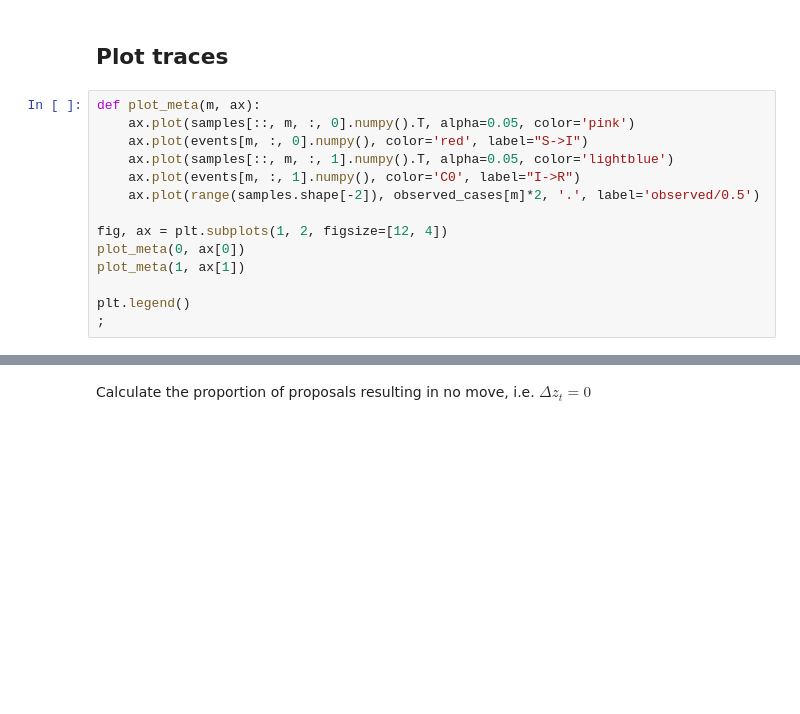
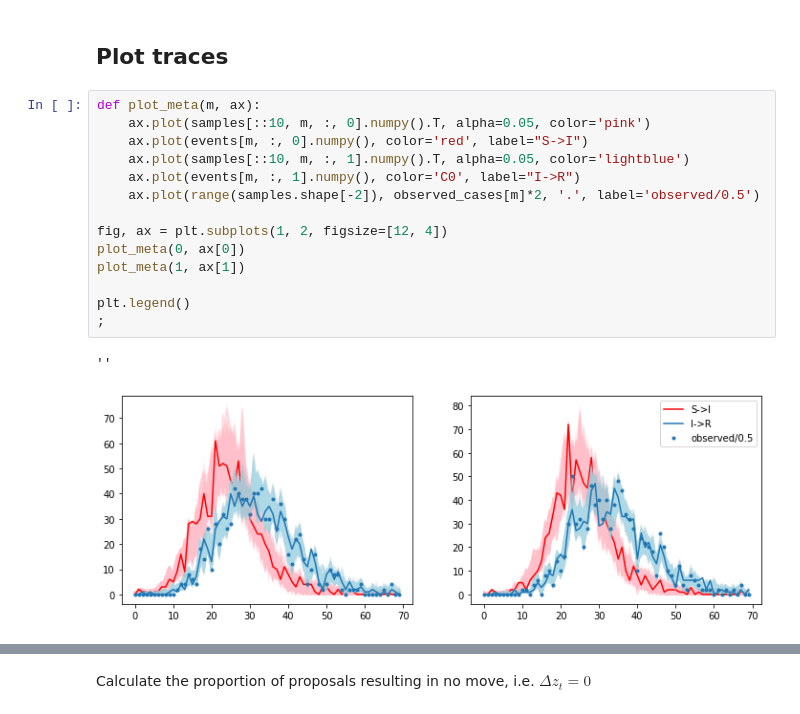
Before and after one commit to chrism0dwk/chain_binomial_rippler, a Jupyter notebook: CBR_SIR.ipynb, the cells around one changed output, grey strips where cells are left out. Drawn from its saved outputs; the diff is of its cells as text; blank space fills up the shorter version.

```diff
--- a/CBR_SIR.ipynb
+++ b/CBR_SIR.ipynb
@@ -411,18 +401,21 @@ File "home/jewellcp/Documents/Projects/bp_add_delete/.venv/lib/python3.8/site-pa
 ## Plot traces
 # %%
 def plot_meta(m, ax):
-    ax.plot(samples[::, m, :, 0].numpy().T, alpha=0.05, color='pink')
+    ax.plot(samples[::10, m, :, 0].numpy().T, alpha=0.05, color='pink')
     ax.plot(events[m, :, 0].numpy(), color='red', label="S->I")
-    ax.plot(samples[::, m, :, 1].numpy().T, alpha=0.05, color='lightblue')
+    ax.plot(samples[::10, m, :, 1].numpy().T, alpha=0.05, color='lightblue')
     ax.plot(events[m, :, 1].numpy(), color='C0', label="I->R")
     ax.plot(range(samples.shape[-2]), observed_cases[m]*2, '.', label='observed/0.5')
 
 fig, ax = plt.subplots(1, 2, figsize=[12, 4])
 plot_meta(0, ax[0])
 plot_meta(1, ax[1])
 
 plt.legend()
 ;
+# %% [output]
+''
+[figure, added]
 # %%
 # Traceplot of number of I->R events at time 0
 plt.plot(samples[:, 0, 25, 1])
```
Also changed, not shown: parts of 12 cells of this notebook, 2 other files.
